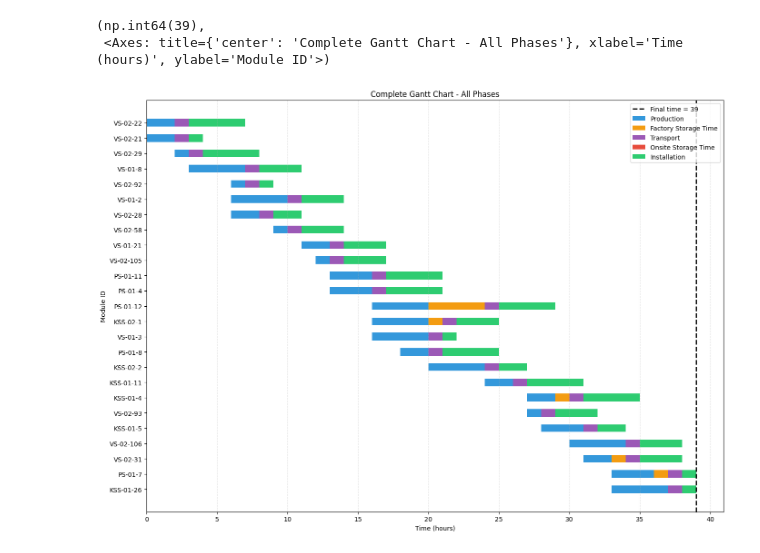
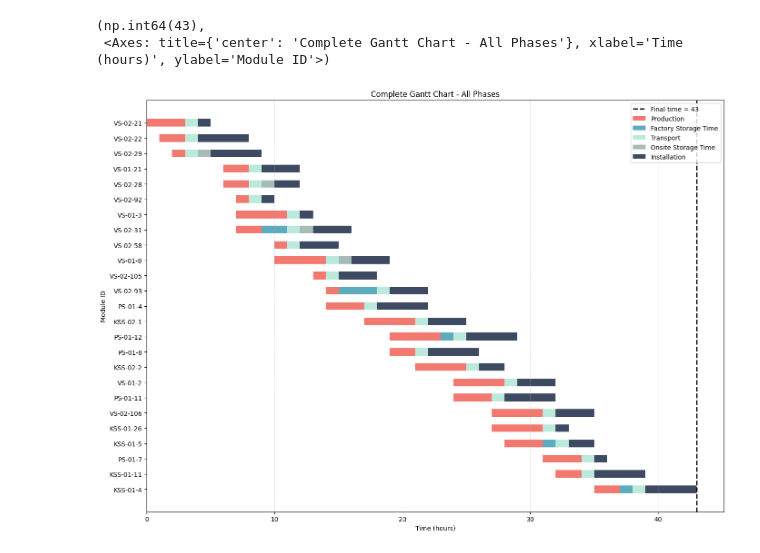
Before and after one commit to earnor/look-ahead-planning, a Jupyter notebook: src/planning_tool/analysis.ipynb, the cells around one changed output. Saved outputs shown, nothing was run; the diff lists cells and outputs as text; code cells hidden in the pictures.

```diff
--- a/src/planning_tool/analysis.ipynb
+++ b/src/planning_tool/analysis.ipynb
@@ -107,5 +109,3 @@ def print_solution_table(version_id=None, engine=engine):
         print(f"\n【Solution Table】: {solution_table_name} 不存在")
         print("="*80)
         return None
-# %%
-solution_df = print_solution_table(version_id=1)
@@ -396,11 +429,11 @@ def plot_gantt_from_solution_df(df, sort_by="Production_Start", ascending=True,
 
     # 定义各阶段的颜色
     colors = {
-        'Production': '#3498db',      # 蓝色
-        'Factory_Wait': '#f39c12',    # 橙色
-        'Transport': '#9b59b6',       # 紫色
-        'Onsite_Wait': '#e74c3c',     # 红色
-        'Installation': '#2ecc71'     # 绿色
+        'Production': '#F27970',      # 蓝色
+        'Factory_Wait': '#5dacbd',    # 橙色
+        'Transport': '#bbe9db',       # 紫色
+        'Onsite_Wait': '#a7bcb9',     # 红色
+        'Installation': '#3e4a61'     # 绿色
     }
 
     y_positions = range(len(df_plot))
@@ -474,8 +507,8 @@ def plot_gantt_from_solution_df(df, sort_by="Production_Start", ascending=True,
 
     return final_time, ax
 # %%
-plot_gantt_from_solution_df(solution_df)
+plot_gantt_from_solution_df(solution_df_0)
 # %% [output]
-(np.int64(39),
+(np.int64(43),
  <Axes: title={'center': 'Complete Gantt Chart - All Phases'}, xlabel='Time (hours)', ylabel='Module ID'>)
-[figure, old version]
+[figure, new version]
```
Also changed, not shown: parts of 24 cells of this notebook, 5 other files.
